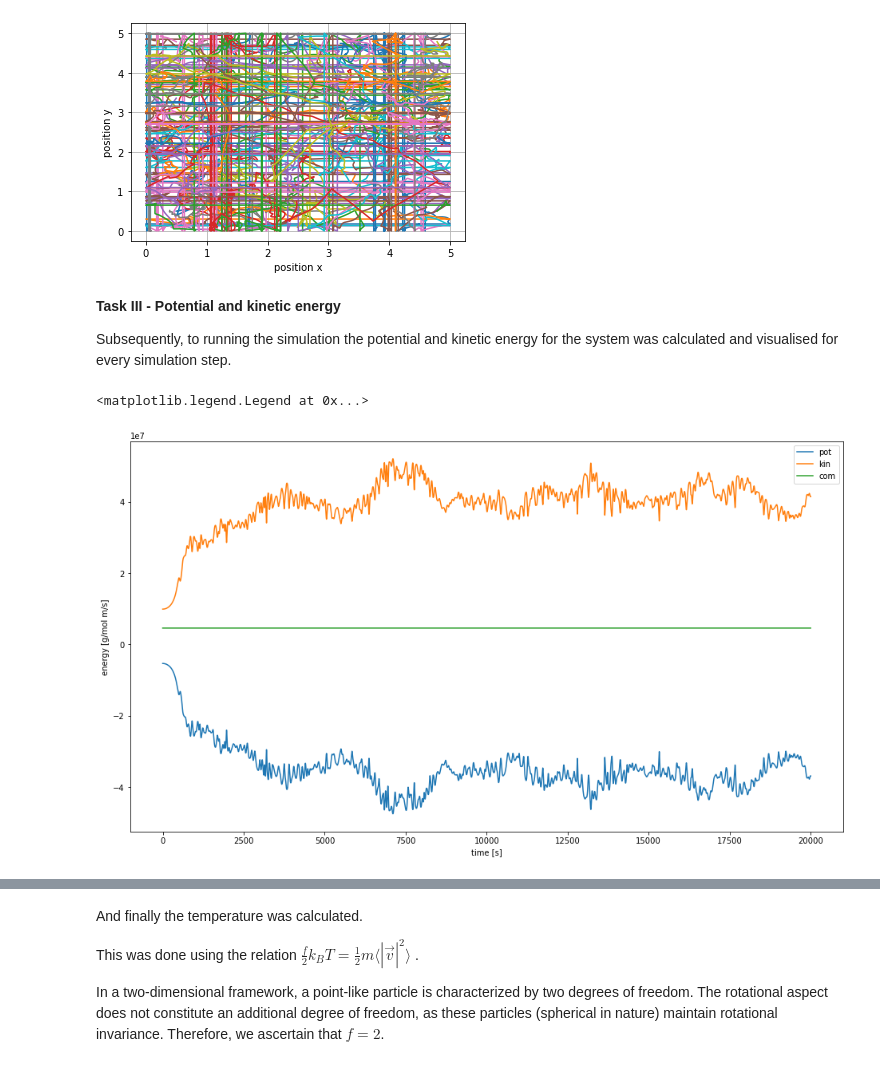
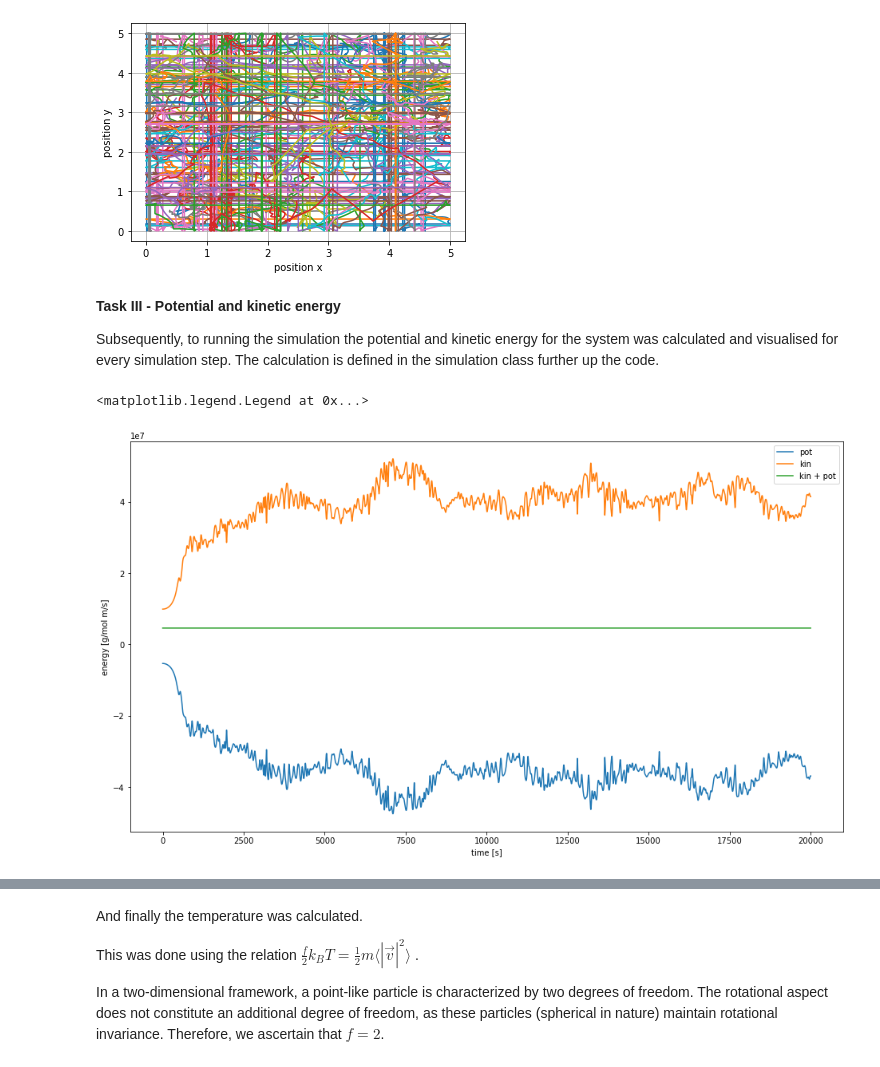
Before and after one commit to fsonak/VL_CCS, a Jupyter notebook: week_2_funzt.ipynb, the cells around one changed output, grey strips where cells are left out. Drawn from its saved outputs; the diff is of its cells as text; code cells hidden in the pictures.

```diff
--- a/week_2_funzt.ipynb
+++ b/week_2_funzt.ipynb
@@ -58,12 +58,14 @@ class Particle:
 
     def __repr__(self):
         """printing for debugging"""
-        return str("This is a particle at %0.2f, %0.2f with v=%0.2f,%0.2f" % (self.pos[0],self.pos[1],self.vel[0],self.vel[1]))
+        return str("This is a particle at %0.2f, %0.2f with v=%0.2f,%0.2f" % \
+                   (self.pos[0],self.pos[1],self.vel[0],self.vel[1]))
 
     def move(self, dt = 1., vel = []):
         """moving the particle in the direction, where the velocity-vector points.\n
         dt  : the time-step moving forward; default = 1\n
-        vel : a velocity vector for moving in that direction during a time-step of one; default = self.vel
+        vel : a velocity vector for moving in that direction during a \
+        time-step of one; default = self.vel
         """
         if len(vel) == 0:
             vel = self.vel
@@ -73,4 +75,5 @@ class Particle:
         """Calculate the distance to another particle.\n
         particle_1  : The other particle
         """
-        return np.sqrt(np.abs(self.pos[0]-particle_1.pos[0])**2+np.abs(self.pos[1]-particle_1.pos[1])**2)
+        return np.sqrt(np.abs(self.pos[0]-particle_1.pos[0])**2+/
+            np.abs(self.pos[1]-particle_1.pos[1])**2)
@@ -582,17 +586,18 @@ sim.show_traj()
 **Task III - Potential and kinetic energy**
 
 Subsequently, to running the simulation the potential and kinetic energy for the system was calculated and visualised for every simulation step.
+ The calculation is defined in the simulation class further up the code.
 # %%
 fig, ax = plt.subplots(figsize=(16, 9))
 
 ax.plot(np.linspace(0,sim.steps,sim.steps+1),np.sum(np.sum(sim.pot_energy,axis=1),axis=1)/2,label='pot')
 ax.plot(np.linspace(0,sim.steps,sim.steps+1),np.sum(sim.kin_energy,axis=1),label='kin')
-ax.plot(np.linspace(0,sim.steps,sim.steps+1),np.sum(sim.kin_energy,axis=1)+np.sum(np.sum(sim.pot_energy,axis=1),axis=1)/2,label='com')
+ax.plot(np.linspace(0,sim.steps,sim.steps+1),np.sum(sim.kin_energy,axis=1)+np.sum(np.sum(sim.pot_energy,axis=1),axis=1)/2,label='kin + pot')
 
 ax.set_xlabel('time [s]')
 ax.set_ylabel('energy [g/mol m/s]')
 
 plt.legend()
 # %% [output]
 <matplotlib.legend.Legend at 0x...>
-[figure, old version]
+[figure, new version]
```
Also changed, not shown: parts of 8 cells of this notebook.
